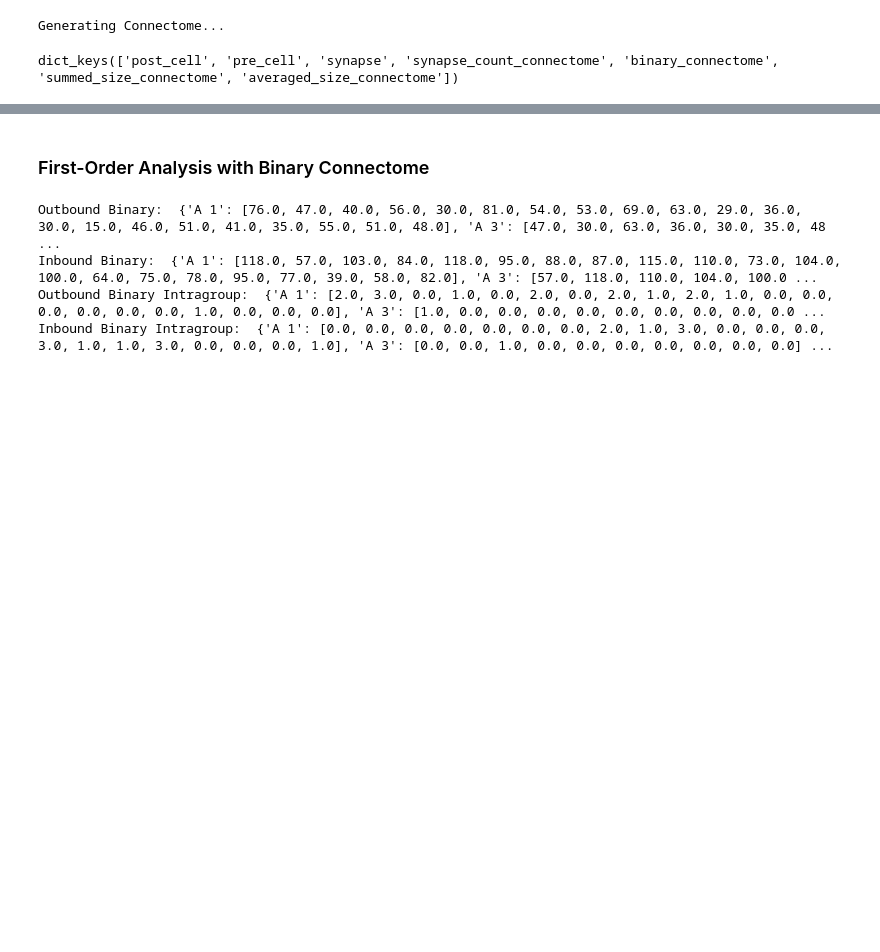
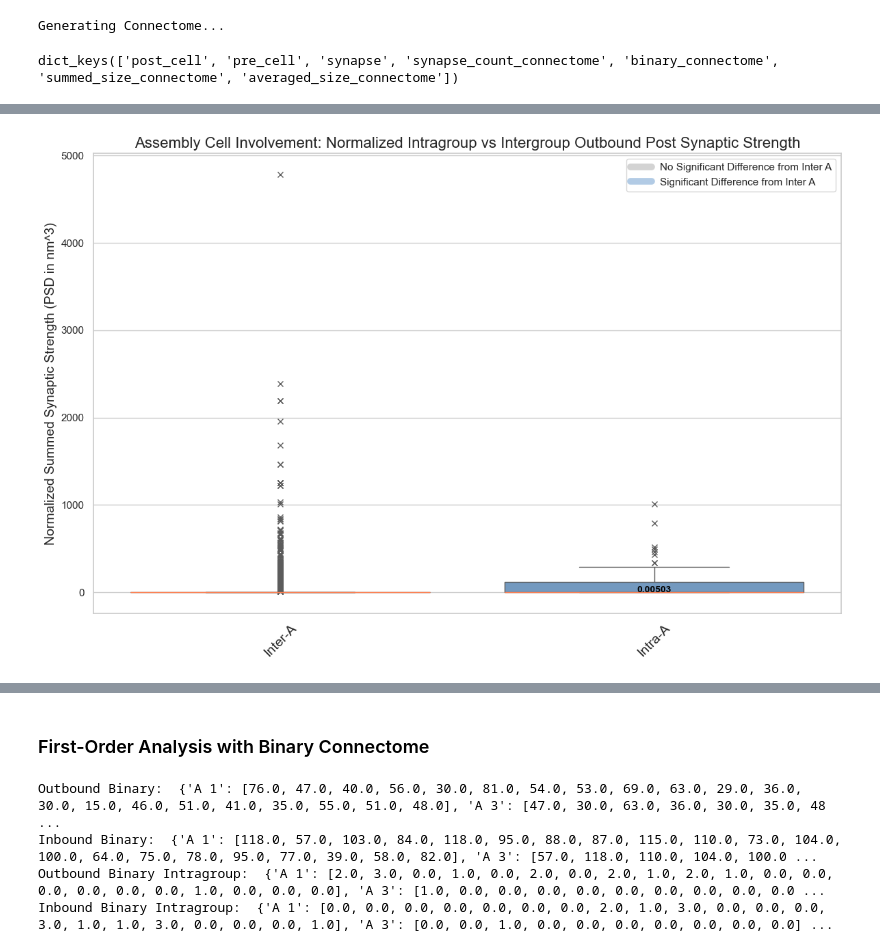
Before and after one commit to Jawagnercarena/Assembly_Organization, a Jupyter notebook: AssemblyPaperFigures/FigureCode/Figure5/Figure5_pyr_only_rectangular.ipynb, the cells around one changed output, grey strips where cells are left out. Cells and saved outputs as stored; diff of their text form; code cells hidden in the pictures; blank space fills up the shorter version.

```diff
--- a/AssemblyPaperFigures/FigureCode/Figure5/Figure5_pyr_only_rectangular.ipynb
+++ b/AssemblyPaperFigures/FigureCode/Figure5/Figure5_pyr_only_rectangular.ipynb
@@ -106,0 +378,10 @@ Mean First-Order Binary Connections of No Assembly Set: 38.25
+# %%
+inter_vs_intra_connections_plot(input_connections_dict = outbound_summed_psd_intra_vs_inter_first_order_connections,
+                                     directionality = 'Outbound',
+                                     binary_counts = False,
+                                     syn_counts = False,
+                                     summed_psd = True,
+                                     average_psd = False,
+                                     show_p_vals = True)
+# %% [output]
+[figure, added]
```
Also changed, not shown: parts of 18 cells of this notebook, 10 other files.
